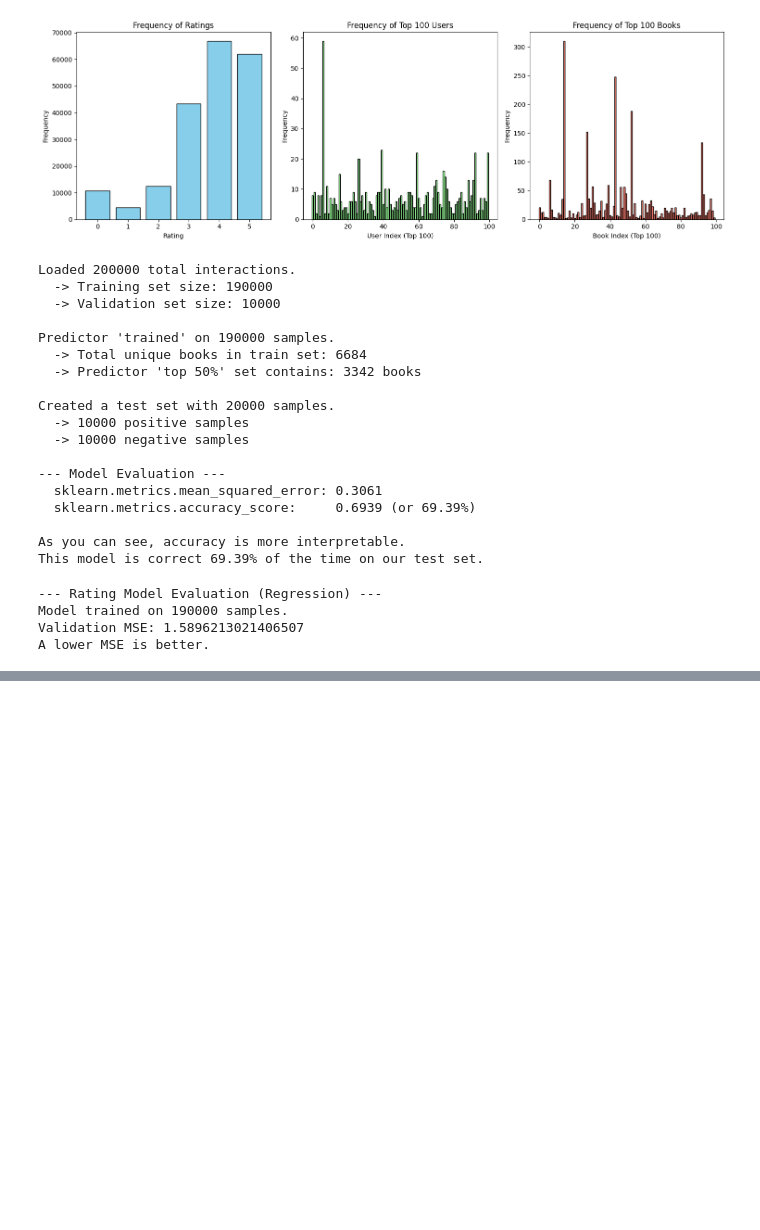
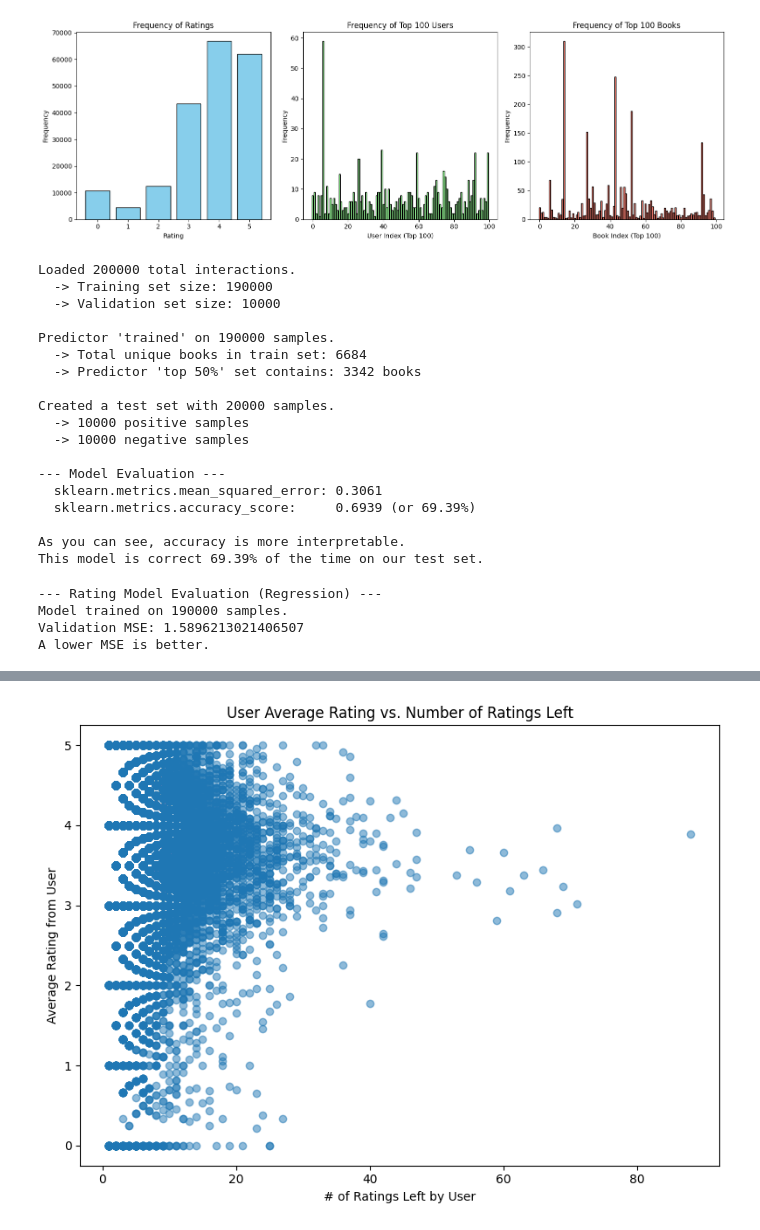
Before and after one commit to 0tv0renakniga/dsc_256, a Jupyter notebook: fall_25/assignment1/test.ipynb, the cells around one changed output, grey strips where cells are left out. Cells and saved outputs as stored; diff of their text form; code cells hidden in the pictures; blank space fills up the shorter version.

Commit message:
so close to getting rating done.. just need to predict

```diff
--- a/fall_25/assignment1/test.ipynb
+++ b/fall_25/assignment1/test.ipynb
@@ -318,3 +278,64 @@ print("A lower MSE is better.")
 Model trained on 190000 samples.
 Validation MSE: 1.5896213021406507
 A lower MSE is better.
+# %%
+import pandas as pd
+import matplotlib.pyplot as plt
+import gzip
+import io
+import os
+
+# --- 1. Load your data into a pandas DataFrame ---
+# We'll use the same augmented snippet as before
+data_snippet = os.popen("less train_Interactions.csv.gz | cat").read()
+# In your real code, you'd use:
+# df = pd.read_csv("train_Interactions.csv.gz")
+df = pd.read_csv(io.StringIO(data_snippet))
+print("Data loaded.")
+
+# --- 2. Calculate Both Metrics at Once ---
+# Group by 'userID', then on the 'rating' column,
+# aggregate to get both the 'mean' and the 'count'.
+print("Calculating user stats (mean and count)...")
+user_stats = df.groupby('userID')['rating'].agg(['mean', 'count'])
+
+# user_stats now looks like this:
+#
+#            mean  count
+# userID
+# u00402241   1.0      1
+# u03186275   1.5      2  <-- This user is (x=2, y=1.5)
+# u21322233   3.0      1
+# u39455611   5.0      1
+# u54531895   3.0      2
+# u67805239   4.5      2  <-- This user is (x=2, y=4.5)
+# u76549666   4.0      1
+# u88999268   0.0      1
+# u90502882   4.0      1
+
+print(user_stats)
+
+# --- 3. Create the Scatter Plot ---
+print("Plotting...")
+plt.figure(figsize=(8, 6))
+
+# X-axis is the 'count' column
+# Y-axis is the 'mean' column
+plt.scatter(user_stats['count'], user_stats['mean'], alpha=0.5)
+
+plt.title('User Average Rating vs. Number of Ratings Left')
+plt.xlabel('# of Ratings Left by User')
+plt.ylabel('Average Rating from User')
+
+# When you run this on your full 200,000-line file,
+# the x-axis will have a "long tail" (most users have 1-5 ratings,
+# a few have 100+). You may want to use a log scale to see it better.
+#
+# plt.xscale('log') # Uncomment this for the full dataset
+
+# --- 4. Save and Show the Plot ---
+plt.tight_layout()
+plt.savefig("user_avg_vs_count_scatter.png")
+print("Plot saved to user_avg_vs_count_scatter.png")
+# plt.show()
+# %% [output]
@@ -320,0 +361 @@ A lower MSE is better.
+[figure, added]
```
Also changed, not shown: parts of 16 cells of this notebook, 2 other files.
